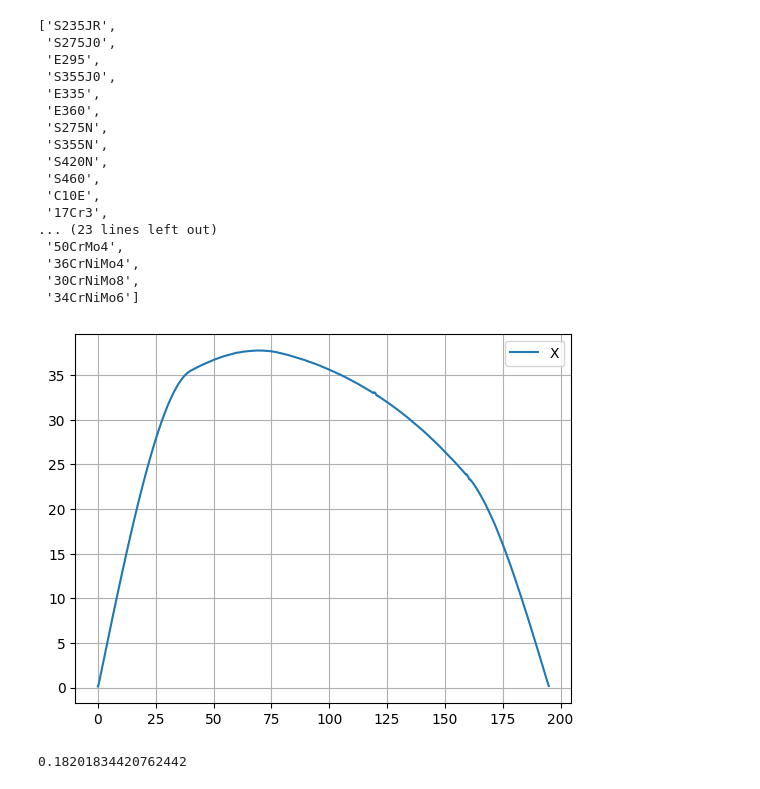
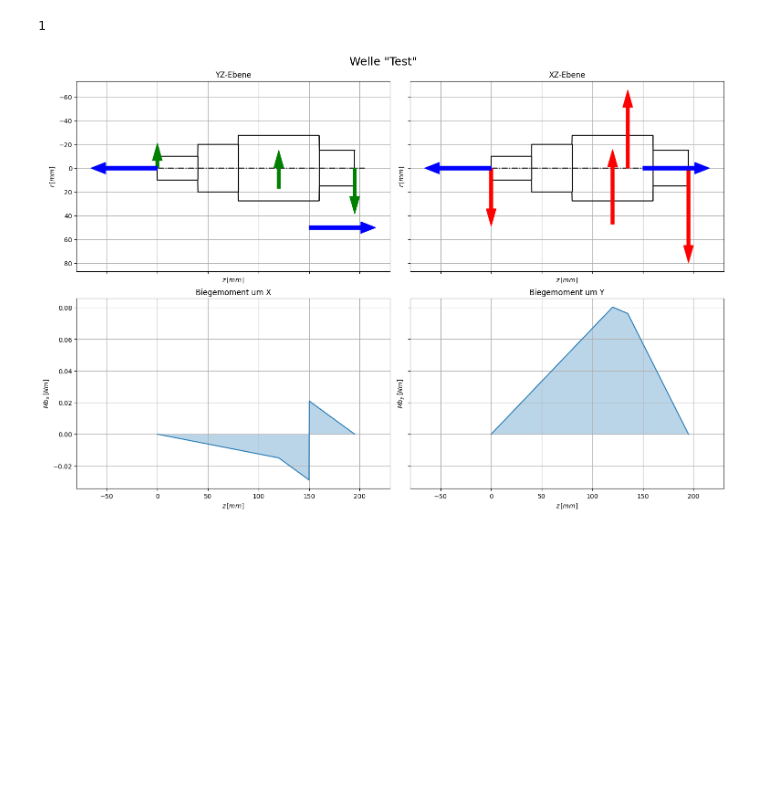
Before and after one commit to sydgtfzguhgfhtr/ME_Wellennachweis, a Jupyter notebook: Performancetests.ipynb, the cells around one changed output. Saved outputs shown, nothing was run; the diff lists cells and outputs as text; code cells hidden in the pictures; blank space fills up the shorter version.

```diff
--- a/Performancetests.ipynb
+++ b/Performancetests.ipynb
@@ -7,25 +7,8 @@ from scipy.integrate import quad
 import matplotlib.pyplot as plt
 # %%
 Werkstoff.aus_csv_laden()
-list(Werkstoff.Werkstoffe.keys())
 # %% [output]
-['S235JR',
- 'S275J0',
- 'E295',
- 'S355J0',
- 'E335',
- 'E360',
- 'S275N',
- 'S355N',
- 'S420N',
- 'S460',
- 'C10E',
- '17Cr3',
-... (23 lines left out)
- '50CrMo4',
- '36CrNiMo4',
- '30CrNiMo8',
- '34CrNiMo6']
+1
 # %%
 test = Welle("Test", 0, 195,"S275", 2, "nein",1)
 
@@ -39,10 +22,12 @@ test.set_geometrie(
     (160,15),
     (195,15))
 )
-test.set_Kraft(3500, "r", 20, -test.d(20)/2)
-test.set_Kraft(-4500, "r", 135, -test.d(135)/2, 0)
-test.set_Kraft(10000,"r",150,100,90)
+test.set_Kraft(1,"a",150,50,0)
+test.set_Kraft(1,"r",120,50,70)
+test.set_Kraft(1,"t",135,50,0)
 
 test.lagerkräfte_berechnen()
 # %%
-test.verformung_berechnen()
+test.plot()
+# %% [output]
+[figure, added]
@@ -52,11 +33,0 @@ kernel = np.ones(kernel_size) / kernel_size
-# %%
-plt.plot(test.z_range,test.biegung_y*1000,"-",label="X")
-#plt.gca().invert_yaxis()
-plt.legend()
-plt.grid()
-# %% [output]
-[figure, removed]
-# %%
-test.biegung_y[int(0*1/test.dz)-1]*1000
-# %% [output]
-0.18201834420762442
```
Also changed, not shown: parts of 1 cell of this notebook, 2 other files.
